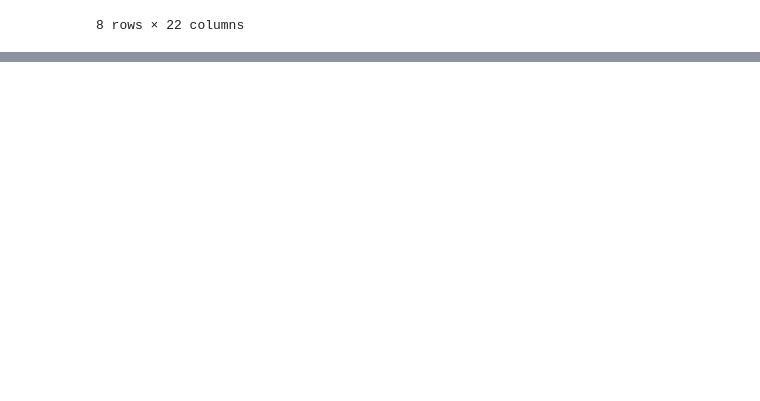
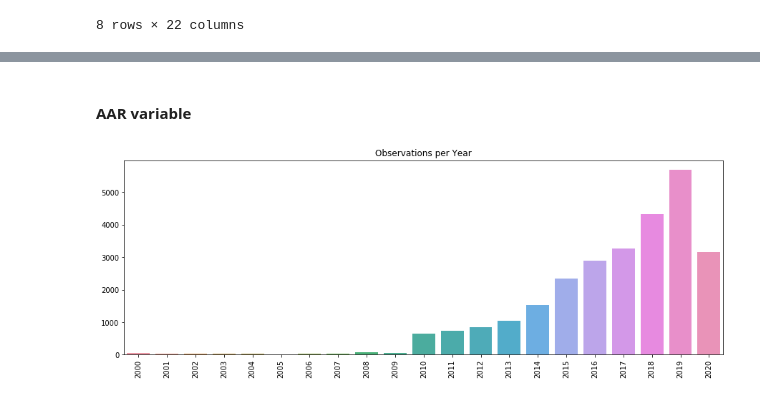
Before and after one commit to IncioMan/socialdata, a Jupyter notebook: Final Project/Dataset exploration.ipynb, the cells around one changed output, grey strips where cells are left out. Saved outputs shown, nothing was run; the diff lists cells and outputs as text; code cells hidden in the pictures; blank space fills up the shorter version.

```diff
--- a/Final Project/Dataset exploration.ipynb
+++ b/Final Project/Dataset exploration.ipynb
@@ -107,0 +142,10 @@ traffic_data.describe()
+# %% [markdown]
+#### AAR variable
+# %%
+plt.figure(figsize=(15,5))
+plt.title("Observations per Year")
+df = traffic_data.AAR.value_counts()
+ax = sns.barplot(df.keys(), df.values, order=df.keys().sort_values())
+plt.setp(ax.get_xticklabels(), rotation=90);
+# %% [output]
+[figure, added]
```
Also changed, not shown: parts of 31 cells of this notebook.
